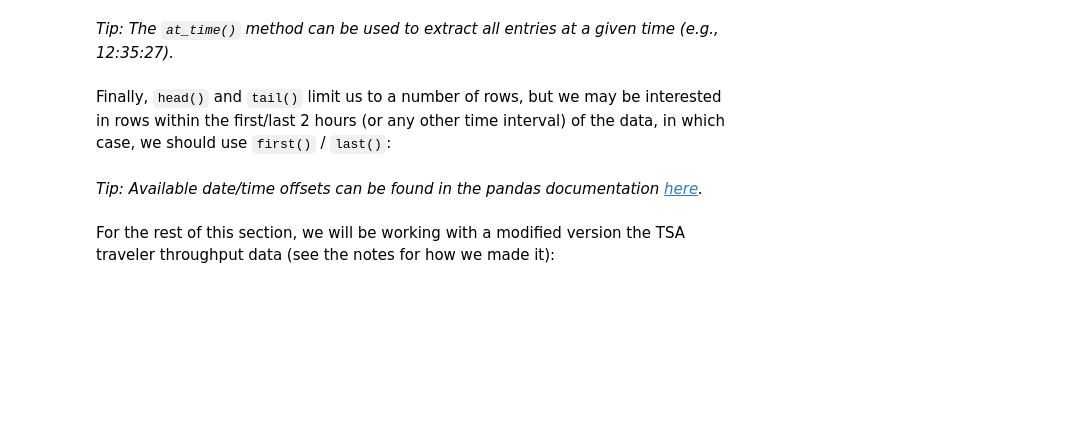
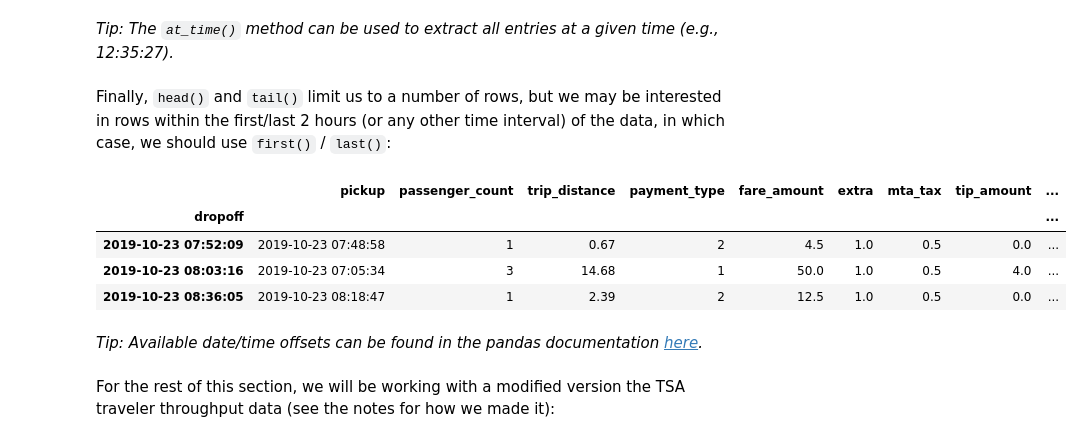
Before and after one commit to climate-analytics-lab/sioc209-2024-sp, a Jupyter notebook: sioc209-2024-sp/01_intro/02_data_collection_and_prep.ipynb, the cells around one changed output. Drawn from its saved outputs; the diff is of its cells as text; code cells hidden in the pictures; blank space fills up the shorter version.

```diff
--- a/sioc209-2024-sp/01_intro/02_data_collection_and_prep.ipynb
+++ b/sioc209-2024-sp/01_intro/02_data_collection_and_prep.ipynb
@@ -424,7 +713,13 @@ taxis.between_time('12:00', '13:00')
 # %% [markdown]
 Finally, `head()` and `tail()` limit us to a number of rows, but we may be interested in rows within the first/last 2 hours (or any other time interval) of the data, in which case, we should use `first()` / `last()`:
 # %%
-taxis.first('1H')
+taxis.first('1h')
+# %% [output]
+|  | pickup | passenger_count | trip_distance | payment_type | fare_amount | extra | mta_tax | tip_amount | ... |
+| dropoff |  |  |  |  |  |  |  |  | ... |
+| 2019-10-23 07:52:09 | 2019-10-23 07:48:58 | 1 | 0.67 | 2 | 4.5 | 1.0 | 0.5 | 0.0 | ... |
+| 2019-10-23 08:03:16 | 2019-10-23 07:05:34 | 3 | 14.68 | 1 | 50.0 | 1.0 | 0.5 | 4.0 | ... |
+| 2019-10-23 08:36:05 | 2019-10-23 08:18:47 | 1 | 2.39 | 2 | 12.5 | 1.0 | 0.5 | 0.0 | ... |
 # %% [markdown]
 *Tip: Available date/time offsets can be found in the pandas documentation [here](https://pandas.pydata.org/pandas-docs/stable/user_guide/timeseries.html#dateoffset-objects).*
 # %% [markdown]
```
Also changed, not shown: parts of 67 cells of this notebook.
